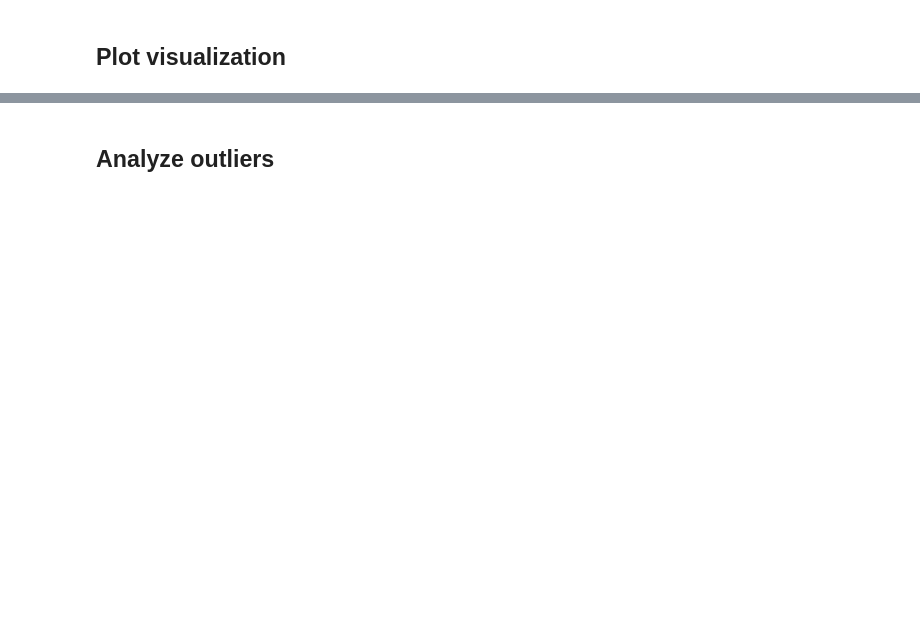
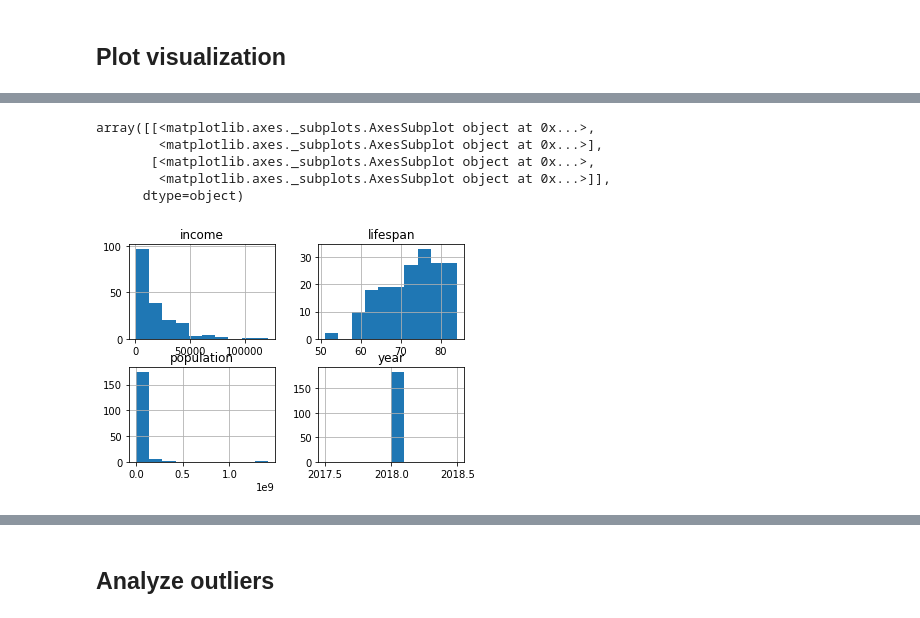
Before and after one commit to bloominstituteoftechnology/DS-Unit-1-Sprint-3-Data-Storytelling, a Jupyter notebook: module4-sequence-your-narrative/LS_DS_224_Sequence_your_narrative.ipynb, the cells around one changed output, grey strips where cells are left out. Saved outputs shown, nothing was run; the diff lists cells and outputs as text; code cells hidden in the pictures; blank space fills up the shorter version.

```diff
--- a/module4-sequence-your-narrative/LS_DS_224_Sequence_your_narrative.ipynb
+++ b/module4-sequence-your-narrative/LS_DS_224_Sequence_your_narrative.ipynb
@@ -167,0 +186,6 @@ df.shape
+# %%
+df = pd.merge(df, entities[['country', 'name', 'world_6region']],
+             how = 'inner',
+             left_on = 'geo',
+             right_on = 'country')
+df.head()
@@ -167,0 +199,11 @@ df.shape
+# %%
+df = df.drop(columns=['geo', 'country'])
+df = df.rename(columns={
+    'time': 'year',
+    'income_per_person_gdppercapita_ppp_inflation_adjusted': 'income',
+    'life_expectancy_years': 'lifespan',
+    'population_total': 'population',
+    'name': 'country',
+    'world_6region': 'region'
+})
+df.tail()
@@ -170,2 +283,5 @@ df.shape
 # %% [markdown]
 ## Plot visualization
+# %%
+now = df[df.year == 2018]
+now.shape
@@ -171,0 +299,9 @@ df.shape
+# %%
+now.hist()
+# %% [output]
+array([[<matplotlib.axes._subplots.AxesSubplot object at 0x...>,
+        <matplotlib.axes._subplots.AxesSubplot object at 0x...>],
+       [<matplotlib.axes._subplots.AxesSubplot object at 0x...>,
+        <matplotlib.axes._subplots.AxesSubplot object at 0x...>]],
+      dtype=object)
+[figure, added]
```
Also changed, not shown: parts of 19 cells of this notebook.
